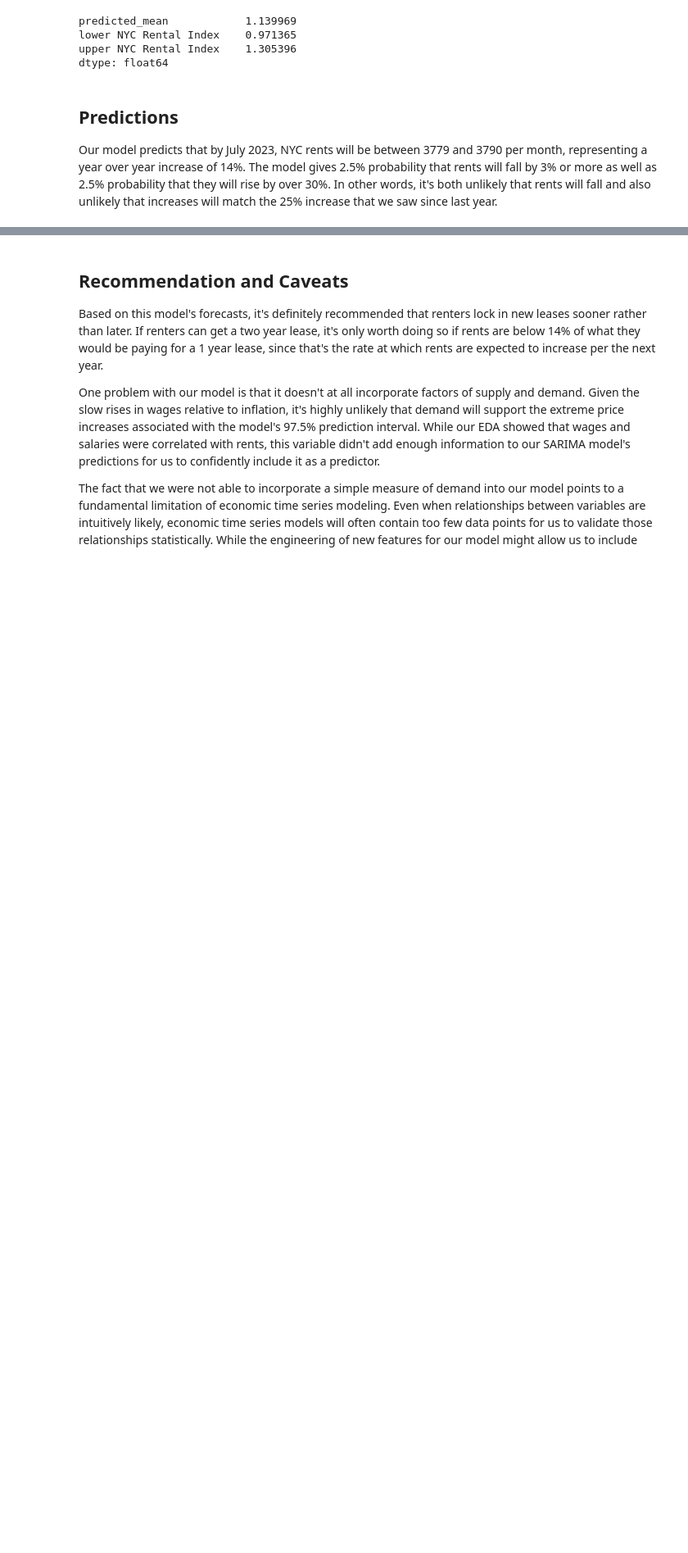
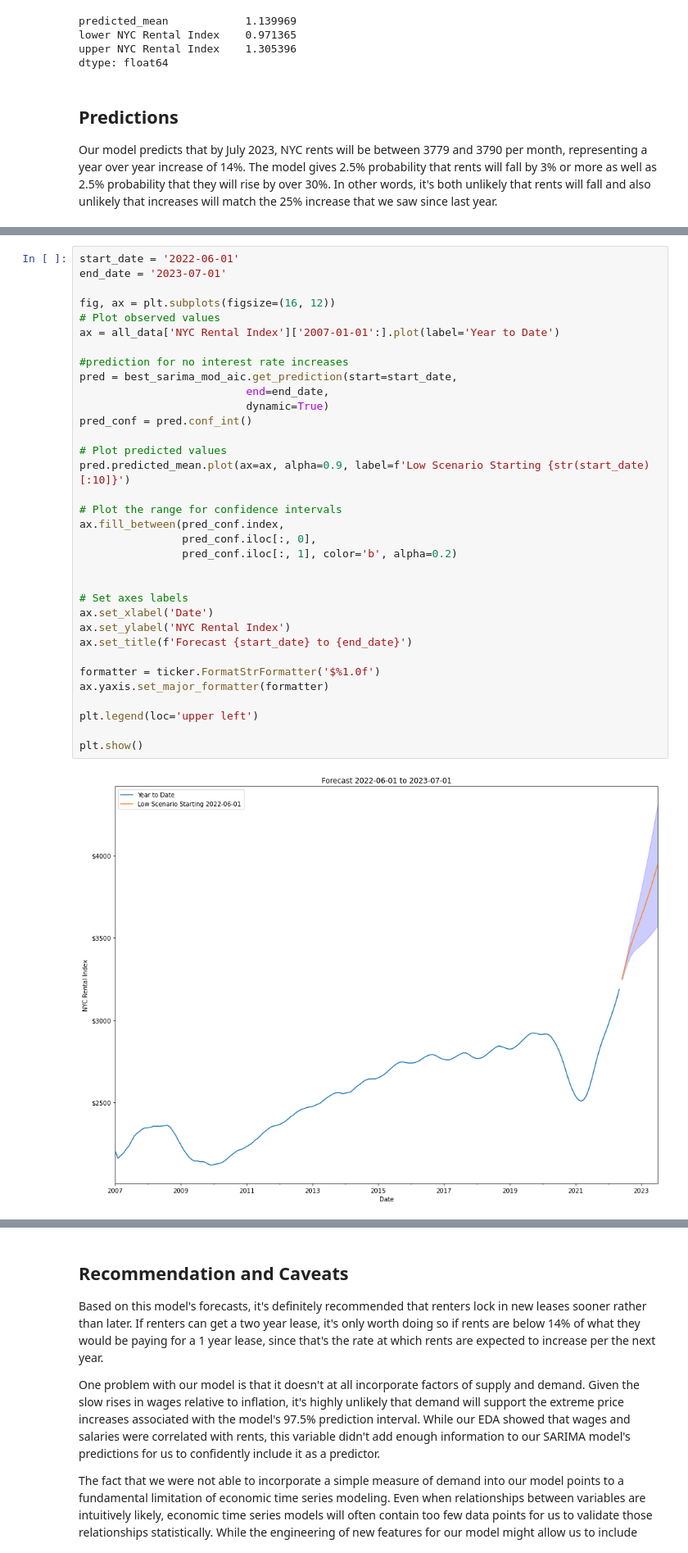
Before and after one commit to DavidKRichter/NYC-Rent-Forecasting-SARIMAX, a Jupyter notebook: nyc-rent-forecasting.ipynb, the cells around one changed output, grey strips where cells are left out. Shown at 82% size. Cells and saved outputs as stored; diff of their text form; blank space fills up the shorter version.

Commit message:
comparison of prediction intervals

```diff
--- a/nyc-rent-forecasting.ipynb
+++ b/nyc-rent-forecasting.ipynb
@@ -1377,0 +1382,36 @@ Our model predicts that by July 2023, NYC rents will be between 3779 and 3790 pe
+# %%
+start_date = '2022-06-01'
+end_date = '2023-07-01'
+
+fig, ax = plt.subplots(figsize=(16, 12))
+# Plot observed values
+ax = all_data['NYC Rental Index']['2007-01-01':].plot(label='Year to Date')
+
+#prediction for no interest rate increases
+pred = best_sarima_mod_aic.get_prediction(start=start_date,
+                          end=end_date,
+                          dynamic=True)
+pred_conf = pred.conf_int()
+
+# Plot predicted values
+pred.predicted_mean.plot(ax=ax, alpha=0.9, label=f'Low Scenario Starting {str(start_date)[:10]}')
+
+# Plot the range for confidence intervals
+ax.fill_between(pred_conf.index,
+                pred_conf.iloc[:, 0],
+                pred_conf.iloc[:, 1], color='b', alpha=0.2)
+
+
+# Set axes labels
+ax.set_xlabel('Date')
+ax.set_ylabel('NYC Rental Index')
+ax.set_title(f'Forecast {start_date} to {end_date}')
+
+formatter = ticker.FormatStrFormatter('$%1.0f')
+ax.yaxis.set_major_formatter(formatter)
+
+plt.legend(loc='upper left')
+
+plt.show()
+# %% [output]
+[figure, added]
```
Also changed, not shown: parts of 9 cells of this notebook.
